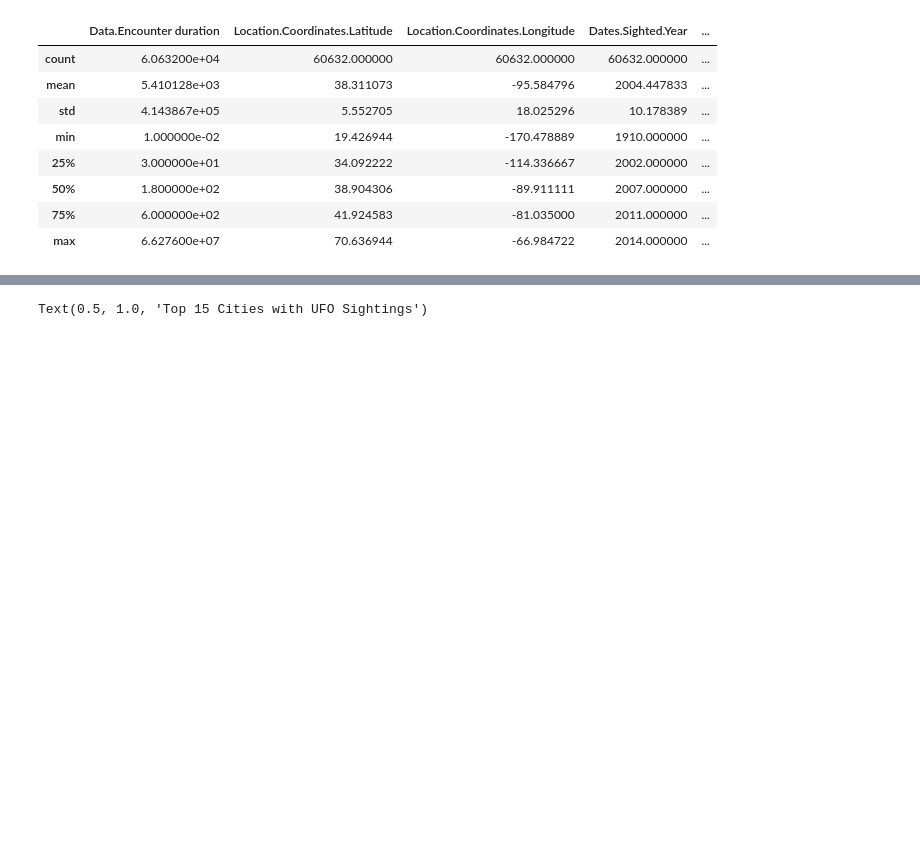
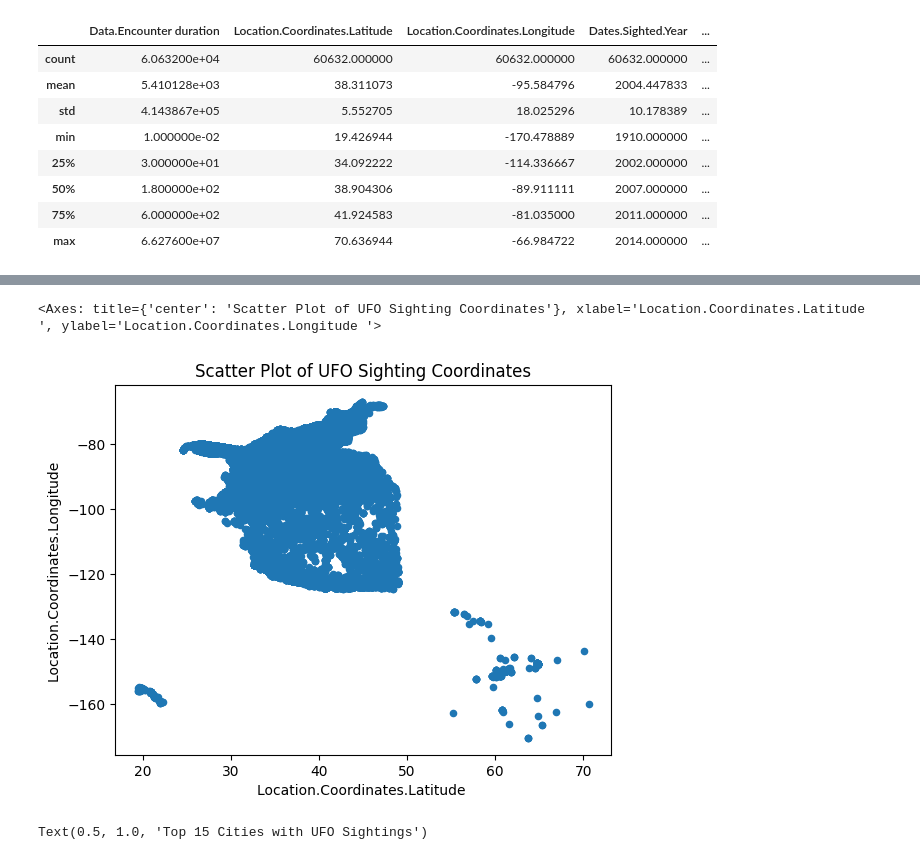
Before and after one commit to chanleakhana/thon_finalproject, a Jupyter notebook: thon_finalproject_notebook-Copy1.ipynb, the cells around one changed output, grey strips where cells are left out. Saved outputs shown, nothing was run; the diff lists cells and outputs as text; code cells hidden in the pictures; blank space fills up the shorter version.

```diff
--- a/thon_finalproject_notebook-Copy1.ipynb
+++ b/thon_finalproject_notebook-Copy1.ipynb
@@ -78,3 +119,8 @@ df.plot.hist(y='Dates.Sighted.Year', title='Frequencies of UFO Sightings per Yea
+# %%
+df.plot.scatter(x='Location.Coordinates.Latitude ',y='Location.Coordinates.Longitude ',title='Scatter Plot of UFO Sighting Coordinates')
+# %% [output]
+<Axes: title={'center': 'Scatter Plot of UFO Sighting Coordinates'}, xlabel='Location.Coordinates.Latitude ', ylabel='Location.Coordinates.Longitude '>
+[figure, added]
 # %%
 city=df['Location.City']
 top15city=nltk.FreqDist(city).most_common(15)
```
Also changed, not shown: parts of 20 cells of this notebook.
